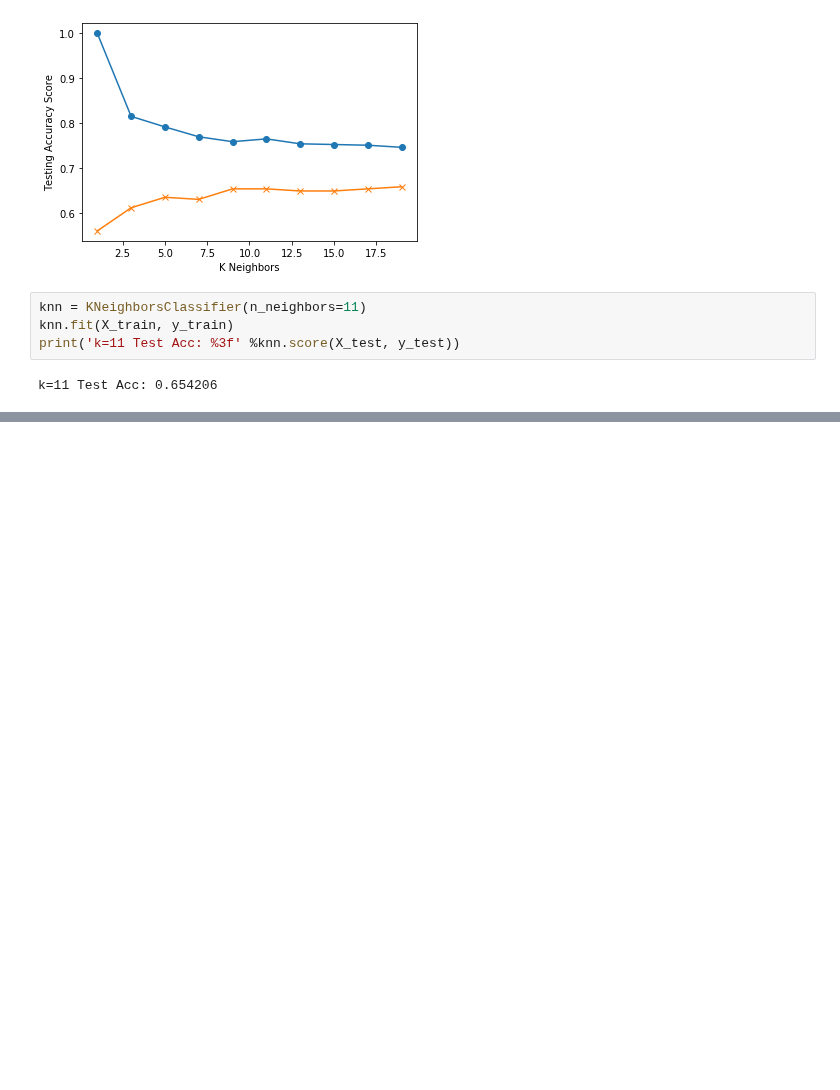
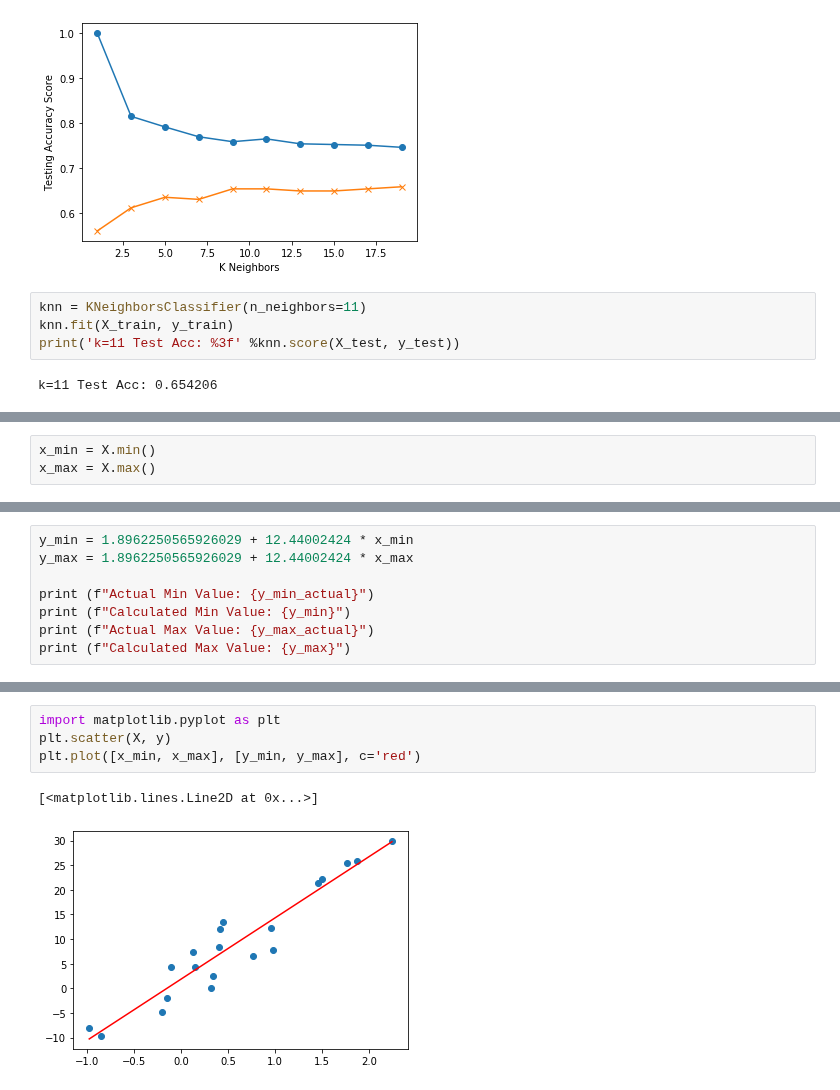
Before and after one commit to woodfin8/Draft_Machine, a Jupyter notebook: KNearest Neighbors.ipynb, the cells around one changed output, grey strips where cells are left out. Drawn from its saved outputs; the diff is of its cells as text; blank space fills up the shorter version.

```diff
--- a/KNearest Neighbors.ipynb
+++ b/KNearest Neighbors.ipynb
@@ -76,0 +143,3 @@ k=11 Test Acc: 0.654206
+# %%
+x_min = X.min()
+x_max = X.max()
@@ -76,0 +149,8 @@ k=11 Test Acc: 0.654206
+# %%
+y_min = 1.8962250565926029 + 12.44002424 * x_min
+y_max = 1.8962250565926029 + 12.44002424 * x_max
+
+print (f"Actual Min Value: {y_min_actual}")
+print (f"Calculated Min Value: {y_min}")
+print (f"Actual Max Value: {y_max_actual}")
+print (f"Calculated Max Value: {y_max}")
@@ -76,0 +175,7 @@ k=11 Test Acc: 0.654206
+# %%
+import matplotlib.pyplot as plt
+plt.scatter(X, y)
+plt.plot([x_min, x_max], [y_min, y_max], c='red')
+# %% [output]
+[<matplotlib.lines.Line2D at 0x...>]
+[figure, added]
```
Also changed, not shown: parts of 13 cells of this notebook, 2 other files.
